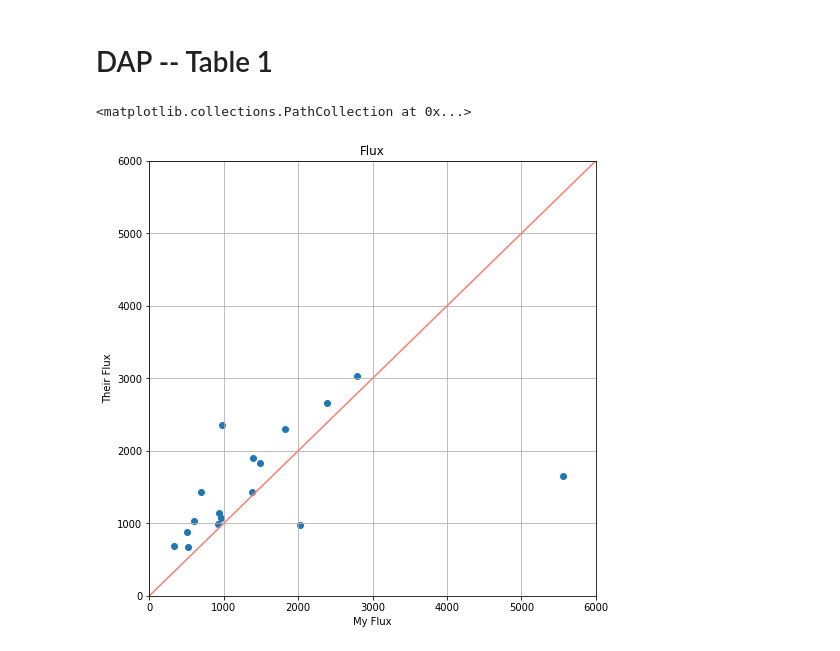
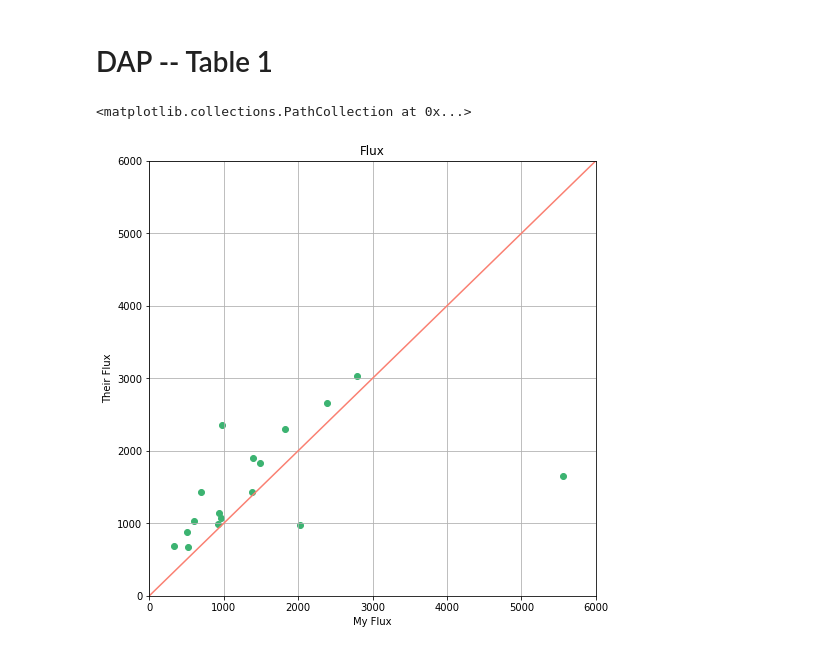
Before and after one commit to Natacha-U/Snr-Prj, a Jupyter notebook: Notebooks/H-Alpha/Area_Calculator.ipynb, the cells around one changed output. Saved outputs shown, nothing was run; the diff lists cells and outputs as text; code cells hidden in the pictures.

```diff
--- a/Notebooks/H-Alpha/Area_Calculator.ipynb
+++ b/Notebooks/H-Alpha/Area_Calculator.ipynb
@@ -60,7 +60,7 @@ ha_lum_dist_problems = [525.4, 607.3, 535.3]
 # csv_input['D_L Mpc'] = ha_lum_dist
 # csv_input.to_csv('ha_list.csv', index=False)
 # %%
-# ha_table_1 = pd.read_csv('ha_list.csv')
+ha_table_1 = pd.read_csv('ha_list.csv')
 # ha_table_1
 # %%
 lum_dist = ha_table_1['D_L Mpc']
@@ -147,16 +119,16 @@ for i in range(len(ha_list)):
 # %%
 plt.figure(figsize = (8,8))
 plt.grid()
 plt.xlim(0,6000)
 plt.ylim(0,6000)
 plt.xlabel('My Flux')
 plt.ylabel('Their Flux')
 plt.title('Flux')
 plt.plot([0,6000], [0,6000], color = 'salmon')
-plt.scatter(ha_table_1['flux'], ha_table_1['Given flux'])
+plt.scatter(ha_table_1['flux'], ha_table_1['Given flux'], color = 'mediumseagreen')
 # %% [output]
 <matplotlib.collections.PathCollection at 0x...>
-[figure, old version]
+[figure, new version]
 # %%
 their_lum = []
 for i in range(len(idx)):
```
Also changed, not shown: parts of 27 cells of this notebook.
